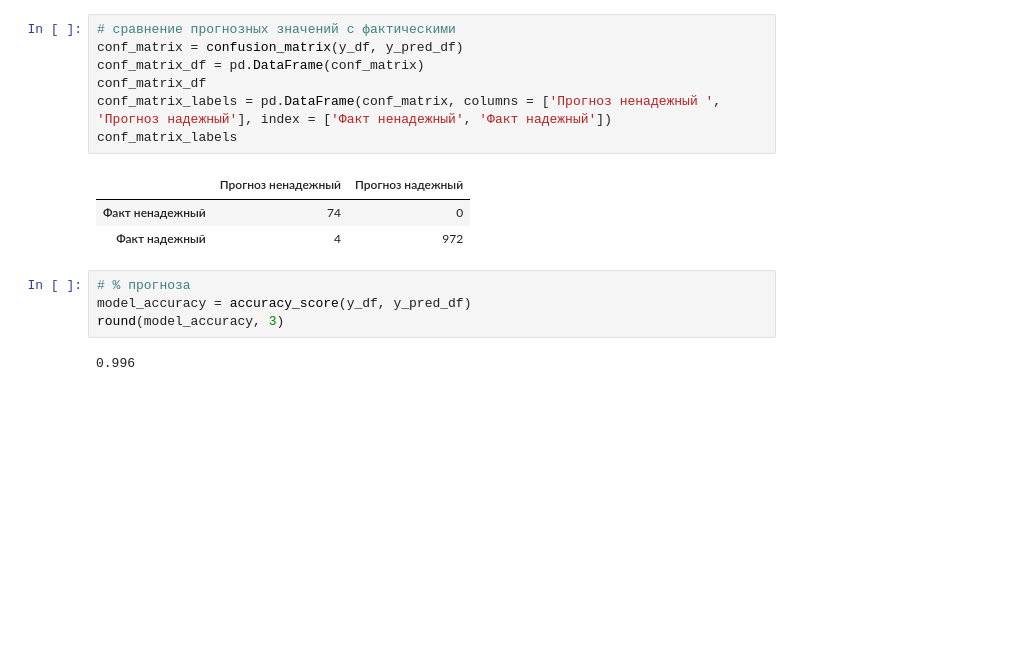
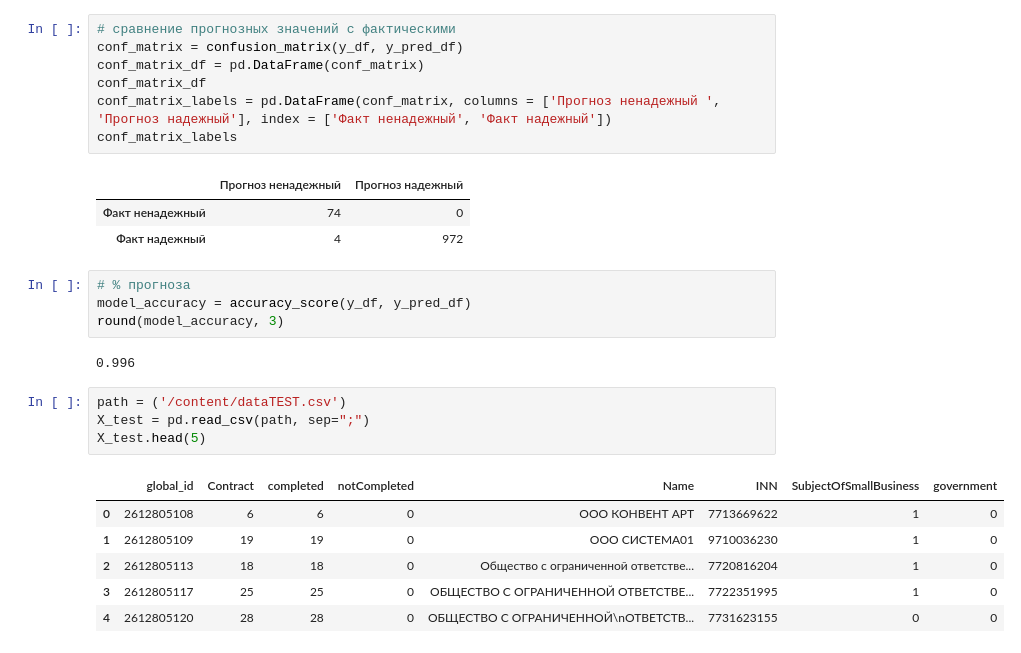
Before and after one commit to Leksandretta/inno_arch, a Jupyter notebook: ml_itog.ipynb, the cells around one changed output. Saved outputs shown, nothing was run; the diff lists cells and outputs as text; blank space fills up the shorter version.

```diff
--- a/ml_itog.ipynb
+++ b/ml_itog.ipynb
@@ -120,3 +122,14 @@ model_accuracy = accuracy_score(y_df, y_pred_df)
 round(model_accuracy, 3)
 # %% [output]
 0.996
+# %%
+path = ('/content/dataTEST.csv')
+X_test = pd.read_csv(path, sep=";")
+X_test.head(5)
+# %% [output]
+|  | global_id | Contract | completed | notСompleted | Name | INN | SubjectOfSmallBusiness | government |
+| 0 | 2612805108 | 6 | 6 | 0 | ООО КОНВЕНТ АРТ | 7713669622 | 1 | 0 |
+| 1 | 2612805109 | 19 | 19 | 0 | ООО СИСТЕМА01 | 9710036230 | 1 | 0 |
+| 2 | 2612805113 | 18 | 18 | 0 | Общество с ограниченной ответстве... | 7720816204 | 1 | 0 |
+| 3 | 2612805117 | 25 | 25 | 0 | ОБЩЕСТВО С ОГРАНИЧЕННОЙ ОТВЕТСТВЕ... | 7722351995 | 1 | 0 |
+| 4 | 2612805120 | 28 | 28 | 0 | ОБЩЕСТВО С ОГРАНИЧЕННОЙ\nОТВЕТСТВ... | 7731623155 | 0 | 0 |
```
Also changed, not shown: parts of 18 cells of this notebook.
